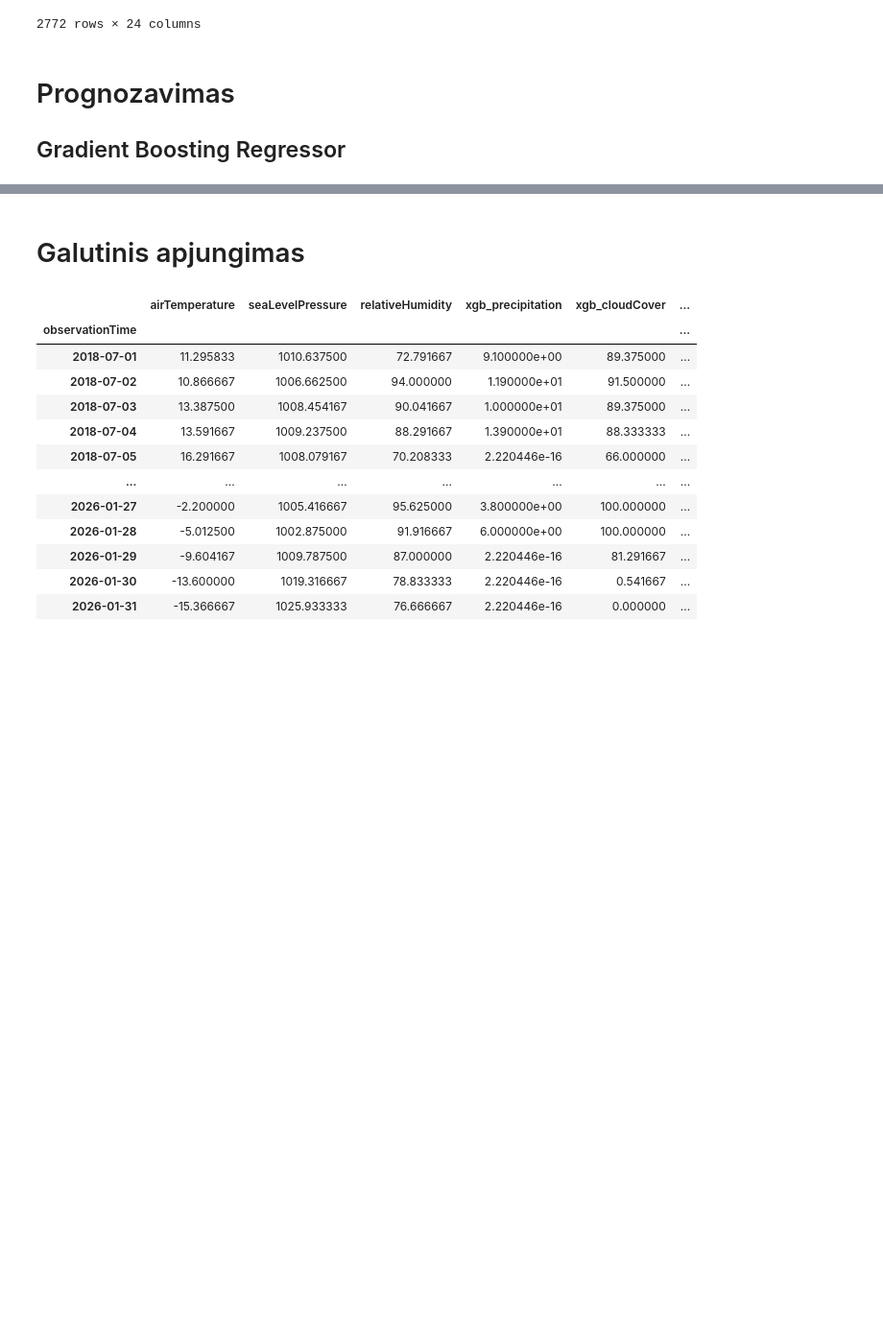
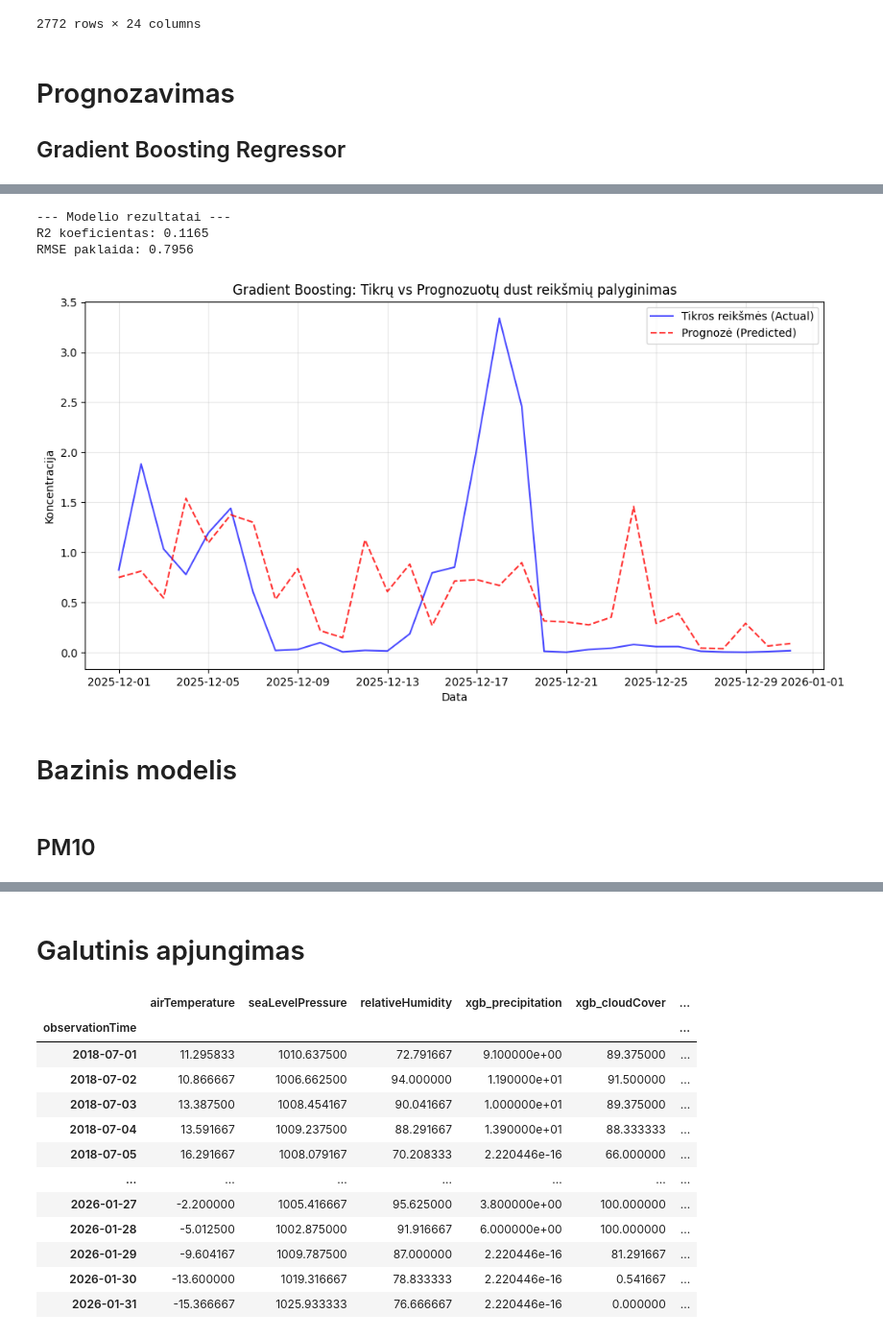
Before and after one commit to rugcer04/Duomenu_mokslo_projektas, a Jupyter notebook: code/python/datasets_prep/testing_imputation.ipynb, the cells around one changed output, grey strips where cells are left out. Shown at 96% size. Cells and saved outputs as stored; diff of their text form; code cells hidden in the pictures; blank space fills up the shorter version.

```diff
--- a/code/python/datasets_prep/testing_imputation.ipynb
+++ b/code/python/datasets_prep/testing_imputation.ipynb
@@ -1030,0 +1061,8 @@ plt.show()
+# %%
+cols_to_drop = [target] + others
+
+X_train = train_data.drop(columns=cols_to_drop)
+y_train = train_data[target]
+
+X_test = test_data.drop(columns=cols_to_drop)
+y_test = test_data[target]
@@ -1030,0 +1095,31 @@ plt.show()
+# %%
+model = rf_random.best_estimator_
+# %%
+y_pred = model.predict(X_test)
+r2 = r2_score(y_test, y_pred)
+rmse = np.sqrt(mean_squared_error(y_test, y_pred))
+
+print(f"--- Modelio rezultatai ---")
+print(f"R2 koeficientas: {r2:.4f}")
+print(f"RMSE paklaida: {rmse:.4f}")
+# %% [output]
+--- Modelio rezultatai ---
+R2 koeficientas: 0.1165
+RMSE paklaida: 0.7956
+# %%
+plt.figure(figsize=(12, 6))
+plt.plot(test_data.index, y_test.values, label='Tikros reikšmės (Actual)', color='blue', alpha=0.7)
+plt.plot(test_data.index, y_pred, label='Prognozė (Predicted)', color='red', linestyle='--', alpha=0.8)
+
+plt.title(f'Gradient Boosting: Tikrų vs Prognozuotų {target} reikšmių palyginimas')
+plt.xlabel('Data')
+plt.ylabel('Koncentracija')
+plt.legend()
+plt.grid(True, alpha=0.3)
+plt.show()
+# %% [output]
+[figure, added]
+# %% [markdown]
+# Bazinis modelis
+# %% [markdown]
+## PM10
```
Also changed, not shown: parts of 37 cells of this notebook.
